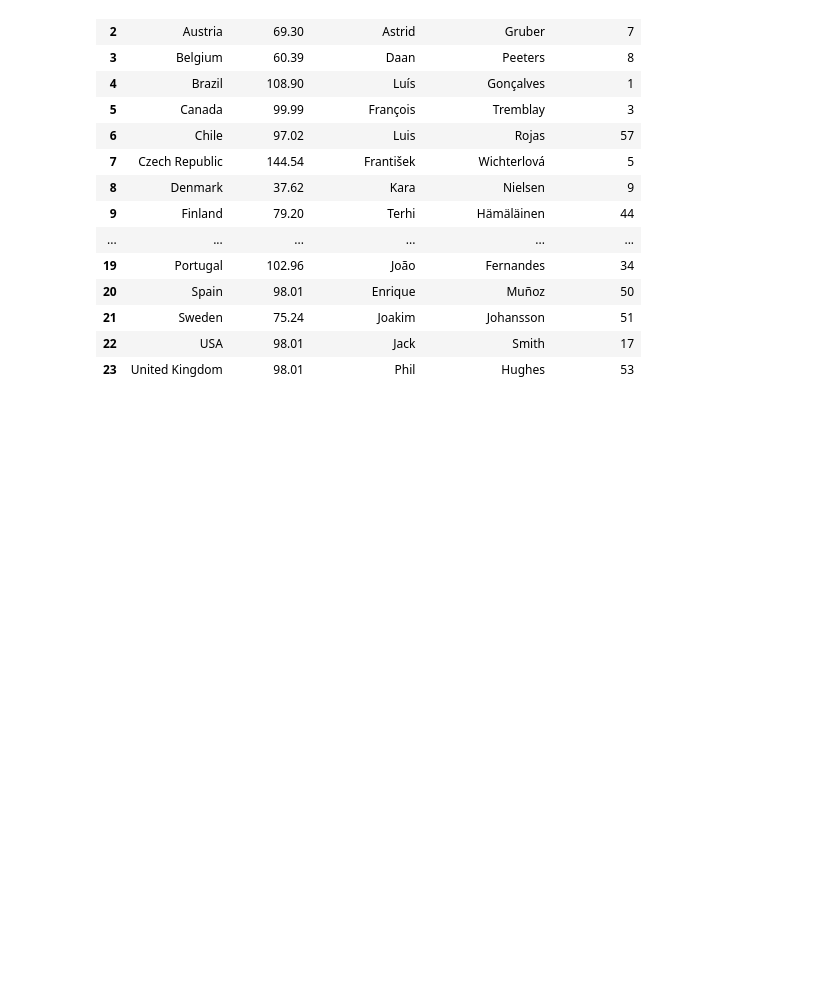
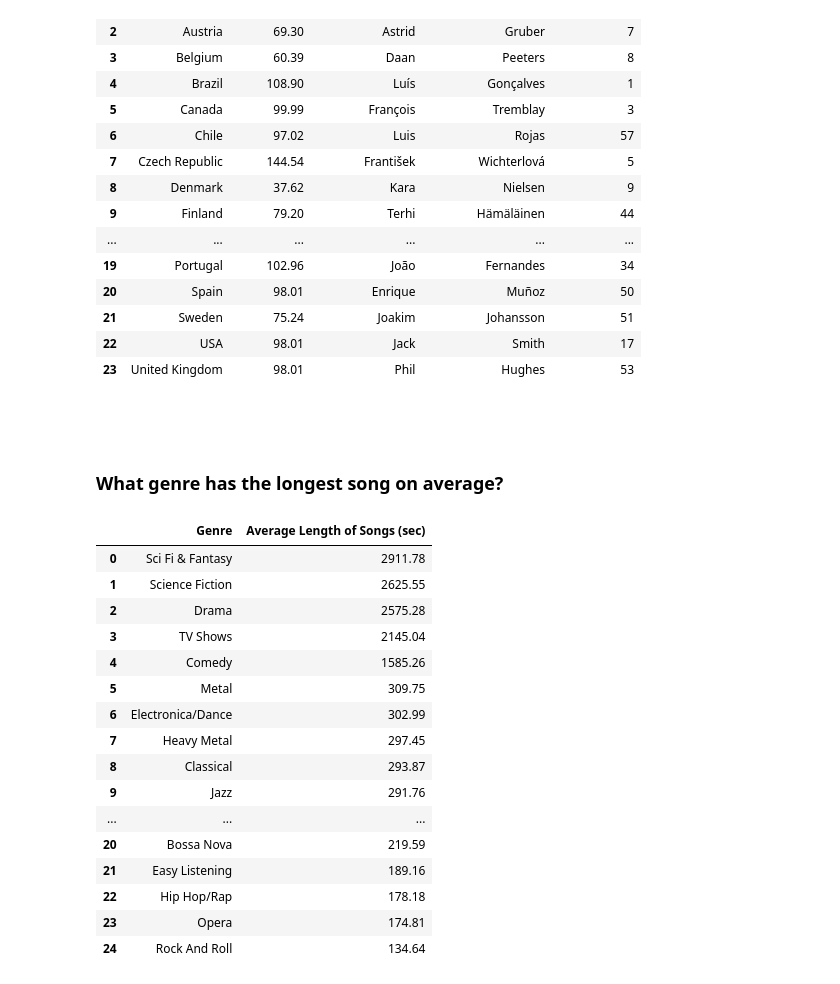
Before and after one commit to fedfioravanti/Business-Analytics-with-SQL-and-PowerBI, a Jupyter notebook: notebooks/Interacting-with-SQLite-using-Python.ipynb, the cells around one changed output. Saved outputs shown, nothing was run; the diff lists cells and outputs as text; code cells hidden in the pictures; blank space fills up the shorter version.

```diff
--- a/notebooks/Interacting-with-SQLite-using-Python.ipynb
+++ b/notebooks/Interacting-with-SQLite-using-Python.ipynb
@@ -497,3 +501,36 @@ pd.read_sql_query(query_10, connection)
 | 21 | Sweden | 75.24 | Joakim | Johansson | 51 |
 | 22 | USA | 98.01 | Jack | Smith | 17 |
 | 23 | United Kingdom | 98.01 | Phil | Hughes | 53 |
+# %% [markdown]
+  <br/><br/>
+
+###  What genre has the longest song on average?
+# %%
+# define the SQL command
+query_11 = """SELECT g.name AS "Genre", ROUND(AVG(t.milliseconds)/1000, 2) AS "Average Length of Songs (sec)"
+              FROM track t
+              JOIN genre g
+              ON t.genre_id = g.genre_id
+              GROUP BY 1
+              ORDER BY 2 DESC"""
+# %%
+# display SQL query in a DataFrame
+pd.read_sql_query(query_11, connection)
+# %% [output]
+|  | Genre | Average Length of Songs (sec) |
+| 0 | Sci Fi & Fantasy | 2911.78 |
+| 1 | Science Fiction | 2625.55 |
+| 2 | Drama | 2575.28 |
+| 3 | TV Shows | 2145.04 |
+| 4 | Comedy | 1585.26 |
+| 5 | Metal | 309.75 |
+| 6 | Electronica/Dance | 302.99 |
+| 7 | Heavy Metal | 297.45 |
+| 8 | Classical | 293.87 |
+| 9 | Jazz | 291.76 |
+| ... | ... | ... |
+| 20 | Bossa Nova | 219.59 |
+| 21 | Easy Listening | 189.16 |
+| 22 | Hip Hop/Rap | 178.18 |
+| 23 | Opera | 174.81 |
+| 24 | Rock And Roll | 134.64 |
```
Also changed, not shown: parts of 10 cells of this notebook.
